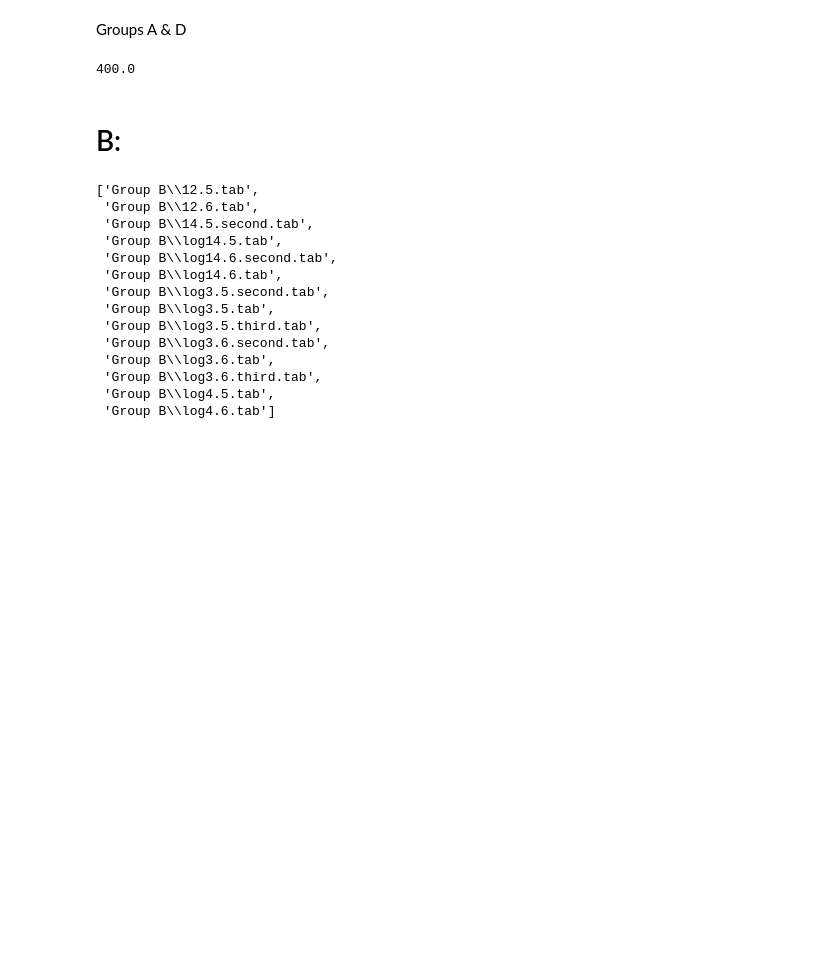
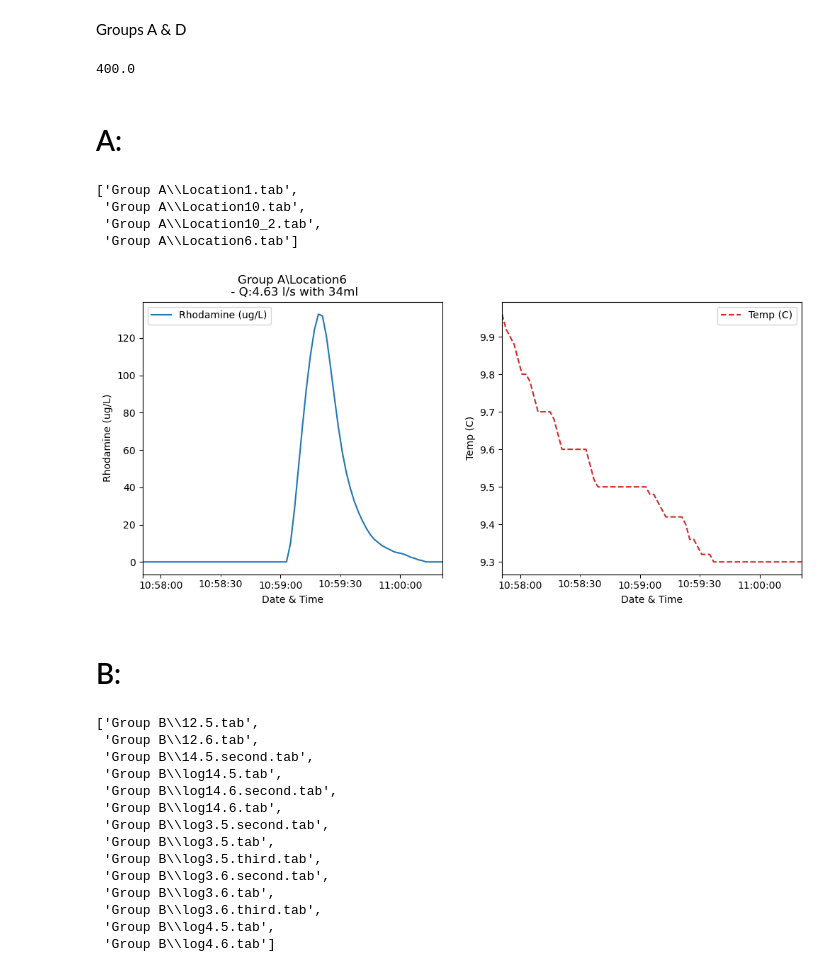
Before and after one commit to Daafip/tracer-experiment-luxemburg, a Jupyter notebook: analysis.ipynb, the cells around one changed output. Drawn from its saved outputs; the diff is of its cells as text; code cells hidden in the pictures; blank space fills up the shorter version.

```diff
--- a/analysis.ipynb
+++ b/analysis.ipynb
@@ -63,6 +63,20 @@ def plot(fname, group):
 
     ax[0].set_title(title + f'\n - Q:{discharge:.2f} l/s with {ml_added}ml')
     return df, fig, val
+# %% [markdown]
+# A:
+# %%
+filesA = glob.glob("Group A\*.tab")
+filesA
+# %% [output]
+['Group A\\Location1.tab',
+ 'Group A\\Location10.tab',
+ 'Group A\\Location10_2.tab',
+ 'Group A\\Location6.tab']
+# %%
+_, _, _ = plot(filesA[3], "A")
+# %% [output]
+[figure, added]
 # %% [markdown]
 # B:
 # %%
```
Also changed, not shown: 11 other files.
